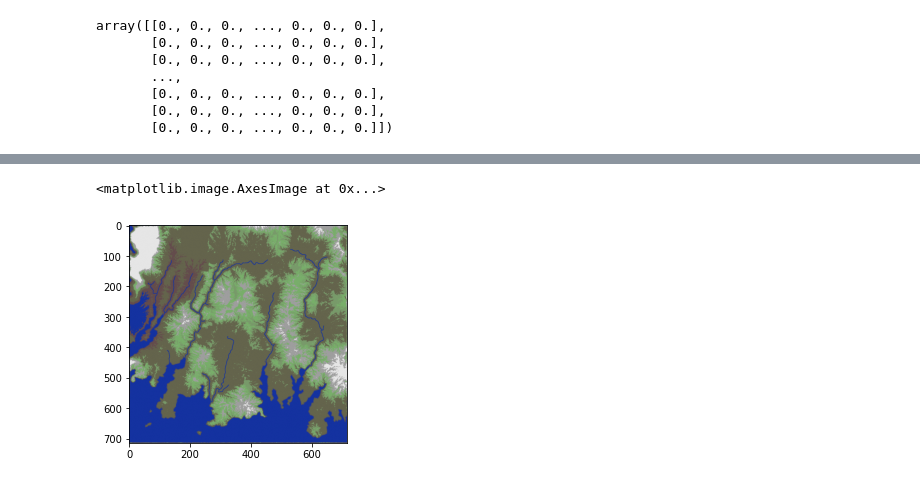
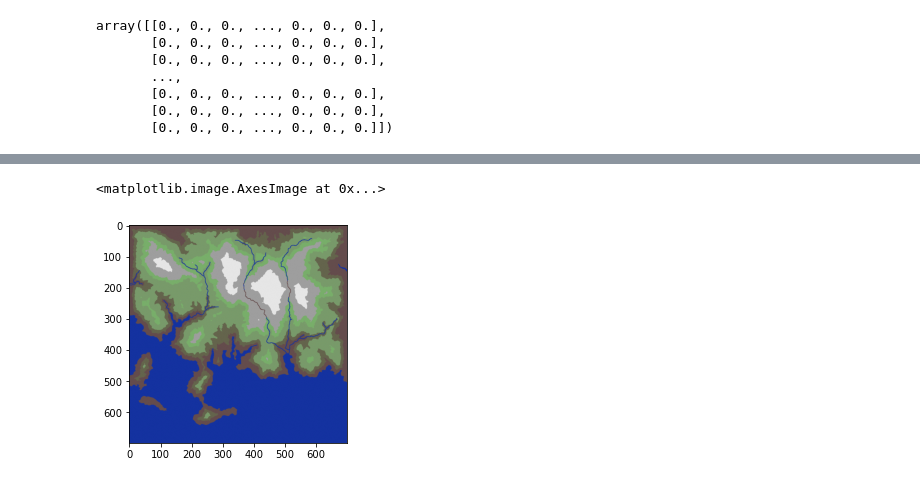
Before and after one commit to rvorias/voxel_realms, a Jupyter notebook: notebooks/pipeline.ipynb, the cells around one changed output, grey strips where cells are left out. Cells and saved outputs as stored; diff of their text form; code cells hidden in the pictures.

```diff
--- a/notebooks/pipeline.ipynb
+++ b/notebooks/pipeline.ipynb
@@ -184,0 +435,2 @@ plt.imshow(terrain_height)
+# %%
+combined = m2 - 0.2*_m1*m3
@@ -184,0 +442,3 @@ plt.imshow(terrain_height)
+# %%
+combined = (combined-combined.min())/(combined.max()-combined.min())
+print(combined.min(), combined.max())
@@ -199,20 +461,22 @@ plt.hist(terrain_height.flatten(), bins=100)[2]
 # %%
 def get_color(height):
+    if height > .8:
+        return np.array([230, 230, 230]) #white
     if height > .4:
-        return np.array([230, 230, 230]) #white
-    if height > .3:
         return np.array([158, 158, 158]) #grey
-    if height > .26:
+    if height > .1:
         return np.array([140, 174, 106]) #green
-    if height > .18:
+    if height > .05:
+        return np.array([140, 150, 106]) #green
+    if height > .01:
         return np.array([100,  76,  76]) #brown
     return np.array([  0,   0, 255]) #blue
 # %%
-colorqmap = np.zeros((*terrain_height.shape, 3))
+colorqmap = np.zeros((*combined.shape, 3))
 sea_level = np.logical_or(flooded_image, rivers)*0.1
-for x in range(terrain_height.shape[0]):
-    for y in range(terrain_height.shape[1]):
-        colorqmap[x,y,:] = get_color(terrain_height[x,y])
+for x in range(combined.shape[0]):
+    for y in range(combined.shape[1]):
+        colorqmap[x,y,:] = get_color(terrain_height[x+padding,y+padding])
 plt.imshow(colorqmap/255)
 # %% [output]
 <matplotlib.image.AxesImage at 0x...>
@@ -249,28 +513,28 @@ plt.imshow(water_level_1 + water_level_2)
 # %%
 def get_color(height):
-    if height > .3:
+    if height > .7:
         return np.array([230, 230, 230]) #white
-    if height > .26:
+    if height > .5:
         return np.array([158, 158, 158]) #grey
-    if height > .24:
+    if height > .4:
         return np.array([120, 174, 106]) #green
     if height > .23:
         return np.array([120, 154, 106]) #green
-    if height > .20:
+    if height > .15:
         return np.array([100,  100,  76]) #brown
-    if height > .18:
+    if height > .01:
         return np.array([100,  76,  76]) #brown
     return np.array([  20,   50, 160]) #blue
 
-colorqmap = np.zeros((*terrain_height.shape, 3))
+colorqmap = np.zeros((*combined.shape, 3))
 sea_level = water_level_1+water_level_2
-for x in range(terrain_height.shape[0]):
-    for y in range(terrain_height.shape[1]):
-        colorqmap[x,y,:] = get_color(terrain_height[x,y]-sea_level[x,y])
+for x in range(combined.shape[0]):
+    for y in range(combined.shape[1]):
+        colorqmap[x,y,:] = get_color(terrain_height[x+padding,y+padding]-10*sea_level[x,y])
 plt.imshow(colorqmap/255)
 # %% [output]
 <matplotlib.image.AxesImage at 0x...>
-[figure, old version]
+[figure, new version]
 # %%
 colorqmap_export = colorqmap.astype(np.uint8)
 colorqmap_export = PIL.Image.fromarray(colorqmap_export)
```
Also changed, not shown: parts of 35 cells of this notebook, 6 other files.
